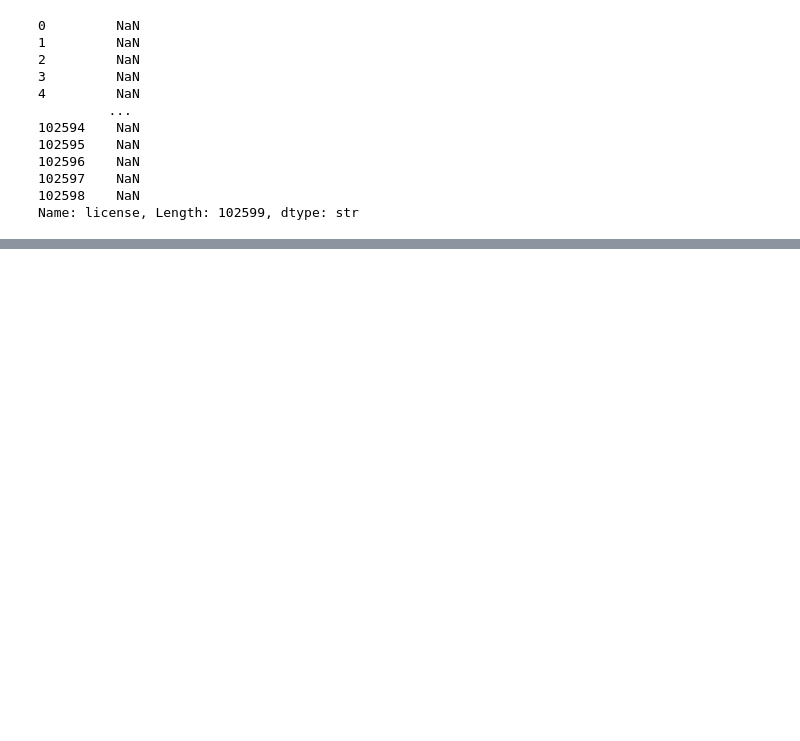
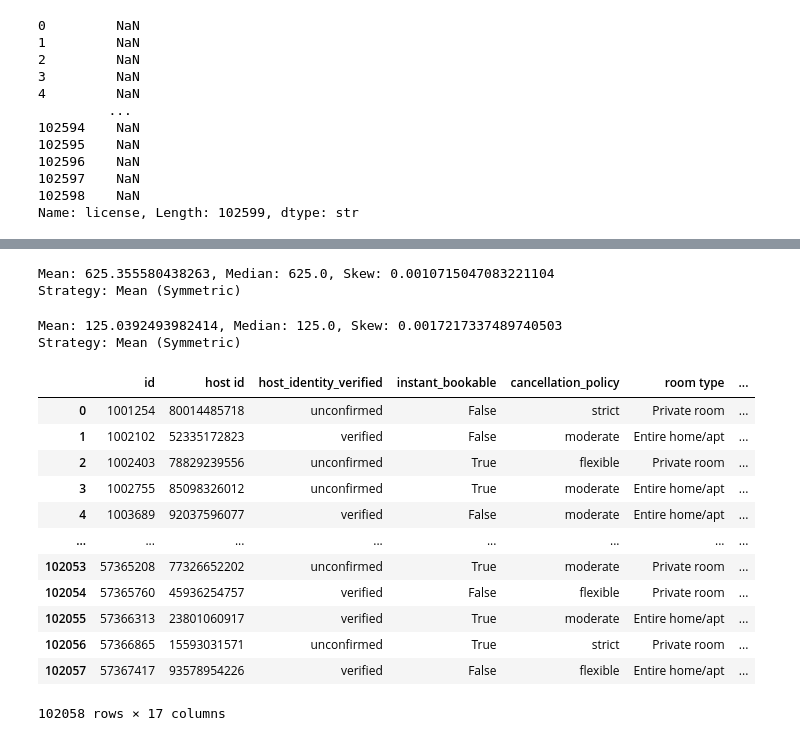
Before and after one commit to abderrahmanboubligha/tp_machine_learning, a Jupyter notebook: TP1_Pretraitement_Airbnb.ipynb, the cells around one changed output, grey strips where cells are left out. Drawn from its saved outputs; the diff is of its cells as text; code cells hidden in the pictures; blank space fills up the shorter version.

```diff
--- a/TP1_Pretraitement_Airbnb.ipynb
+++ b/TP1_Pretraitement_Airbnb.ipynb
@@ -73,0 +299,56 @@ Name: license, Length: 102599, dtype: str
+# %%
+# Get summary stats for non-null values
+stats = data['price'].describe()
+skew = data['price'].skew()
+
+print(f"Mean: {stats['mean']}, Median: {stats['50%']}, Skew: {skew}")
+
+# Decision logic
+if abs(skew) < 0.5:
+    print("Strategy: Mean (Symmetric)")
+else:
+    print("Strategy: Median (Skewed)")
+# %% [output]
+Mean: 625.355580438263, Median: 625.0, Skew: 0.0010715047083221104
+Strategy: Mean (Symmetric)
+# %%
+data["price"] = data["price"].fillna(data["price"].mean())
+data["service fee"] = (
+    data["service fee"]
+    .str.replace("$", "", regex=False)
+    .str.replace(",", "", regex=False)
+    .str.replace(" ", "", regex=False)
+)
+data["service fee"] = data["service fee"].astype(float)
+
+# Get summary stats for non-null values
+stats = data['service fee'].describe()
+skew = data['service fee'].skew()
+
+print(f"Mean: {stats['mean']}, Median: {stats['50%']}, Skew: {skew}")
+
+# Decision logic
+if abs(skew) < 0.5:
+    print("Strategy: Mean (Symmetric)")
+else:
+    print("Strategy: Median (Skewed)")
+# %% [output]
+Mean: 125.0392493982414, Median: 125.0, Skew: 0.0017217337489740503
+Strategy: Mean (Symmetric)
+# %%
+data["service fee"] = data["service fee"].fillna(data["service fee"].mean())
+data
+# %% [output]
+|  | id | host id | host_identity_verified | instant_bookable | cancellation_policy | room type | ... |
+| 0 | 1001254 | 80014485718 | unconfirmed | False | strict | Private room | ... |
+| 1 | 1002102 | 52335172823 | verified | False | moderate | Entire home/apt | ... |
+| 2 | 1002403 | 78829239556 | unconfirmed | True | flexible | Private room | ... |
+| 3 | 1002755 | 85098326012 | unconfirmed | True | moderate | Entire home/apt | ... |
+| 4 | 1003689 | 92037596077 | verified | False | moderate | Entire home/apt | ... |
+| ... | ... | ... | ... | ... | ... | ... | ... |
+| 102053 | 57365208 | 77326652202 | unconfirmed | True | moderate | Private room | ... |
+| 102054 | 57365760 | 45936254757 | verified | False | flexible | Private room | ... |
+| 102055 | 57366313 | 23801060917 | verified | True | moderate | Entire home/apt | ... |
+| 102056 | 57366865 | 15593031571 | unconfirmed | True | strict | Private room | ... |
+| 102057 | 57367417 | 93578954226 | verified | False | flexible | Entire home/apt | ... |
+102058 rows × 17 columns
```
Also changed, not shown: parts of 29 cells of this notebook.
